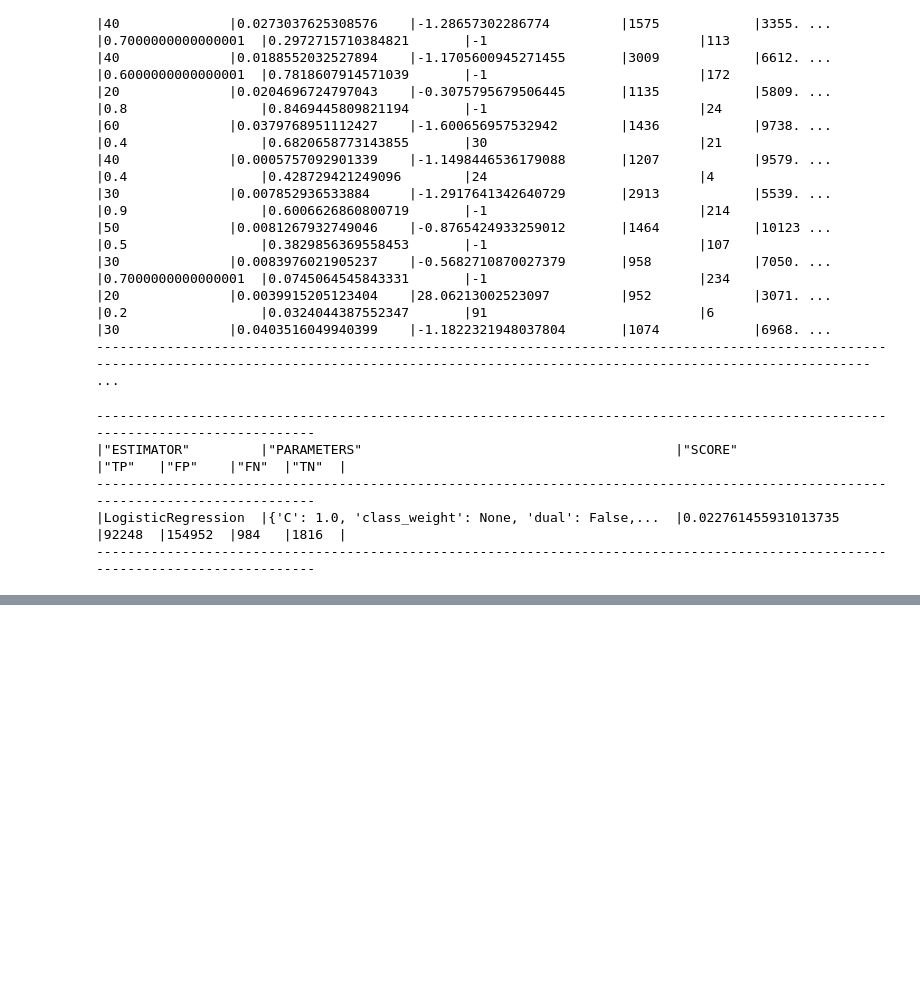
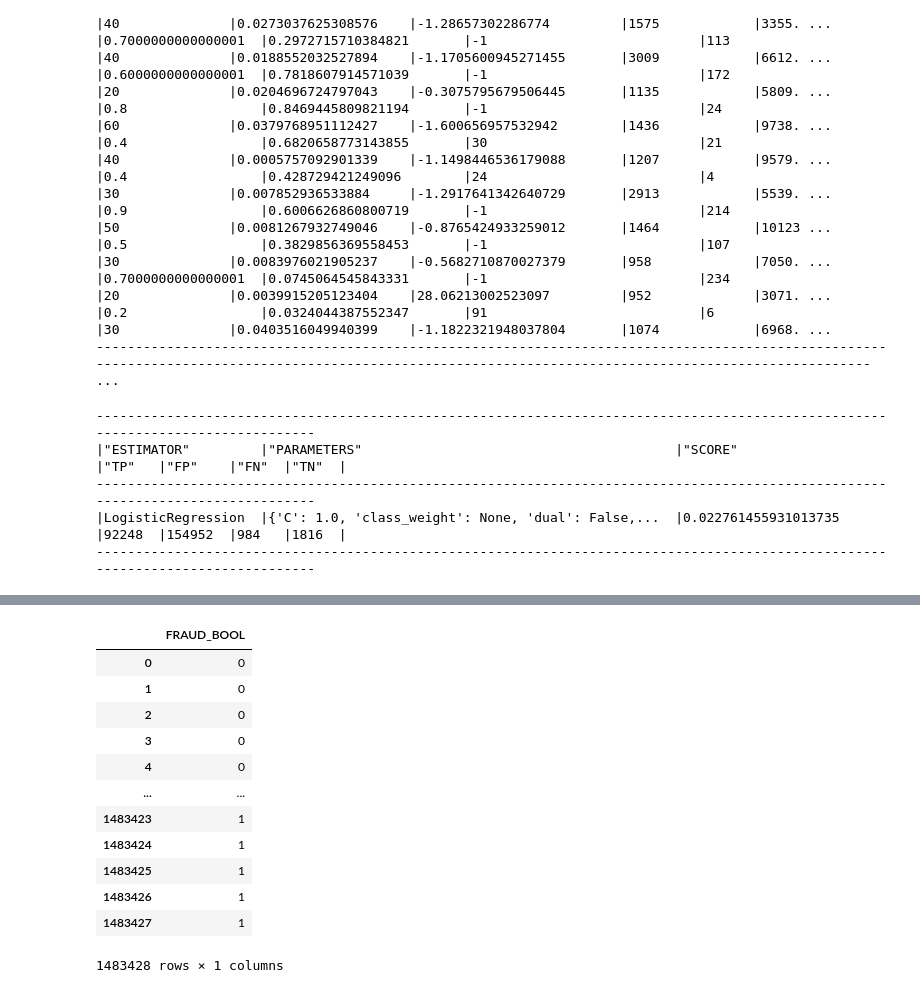
Before and after one commit to maxellende/PoC-Snowflake, a Jupyter notebook: Project/3.1 - model.ipynb, the cells around one changed output, grey strips where cells are left out. Saved outputs shown, nothing was run; the diff lists cells and outputs as text; code cells hidden in the pictures; blank space fills up the shorter version.

```diff
--- a/Project/3.1 - model.ipynb
+++ b/Project/3.1 - model.ipynb
@@ -295,3 +366,19 @@ Fitting 5 folds for each of 12 candidates, totalling 60 fits
+# %%
+y_train
+# %% [output]
+|  | FRAUD_BOOL |
+| 0 | 0 |
+| 1 | 0 |
+| 2 | 0 |
+| 3 | 0 |
+| 4 | 0 |
+| ... | ... |
+| 1483423 | 1 |
+| 1483424 | 1 |
+| 1483425 | 1 |
+| 1483426 | 1 |
+| 1483427 | 1 |
+1483428 rows × 1 columns
 # %%
 param_grid = {
     'n_estimators': [10, 100],  # Number of trees in the random forest
```
Also changed, not shown: parts of 9 cells of this notebook, 2 other files.
